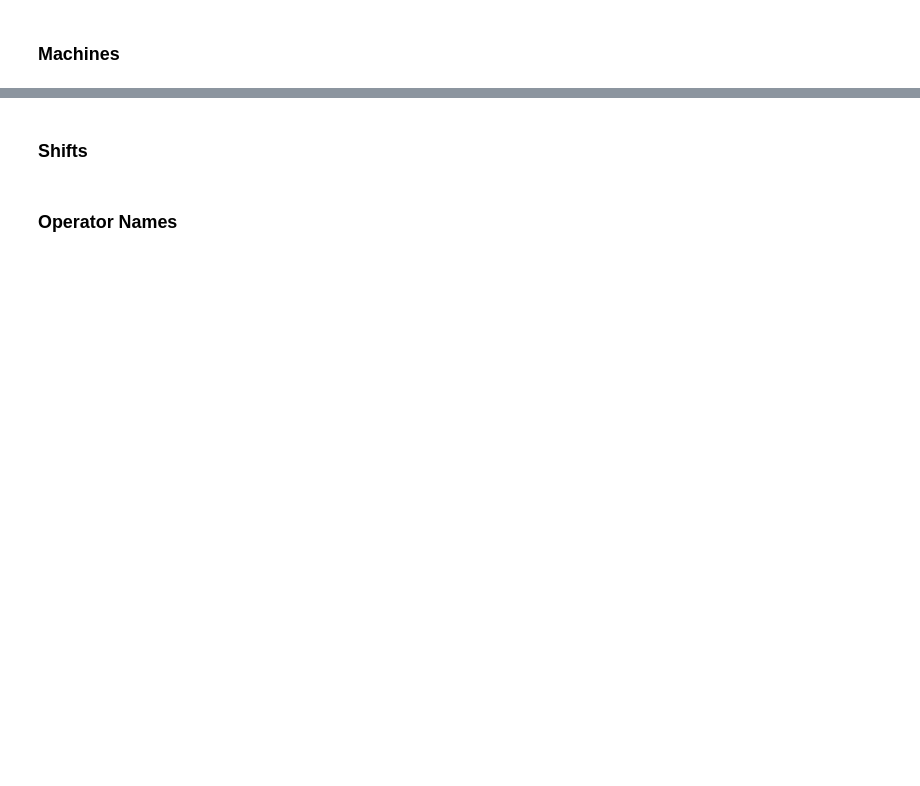
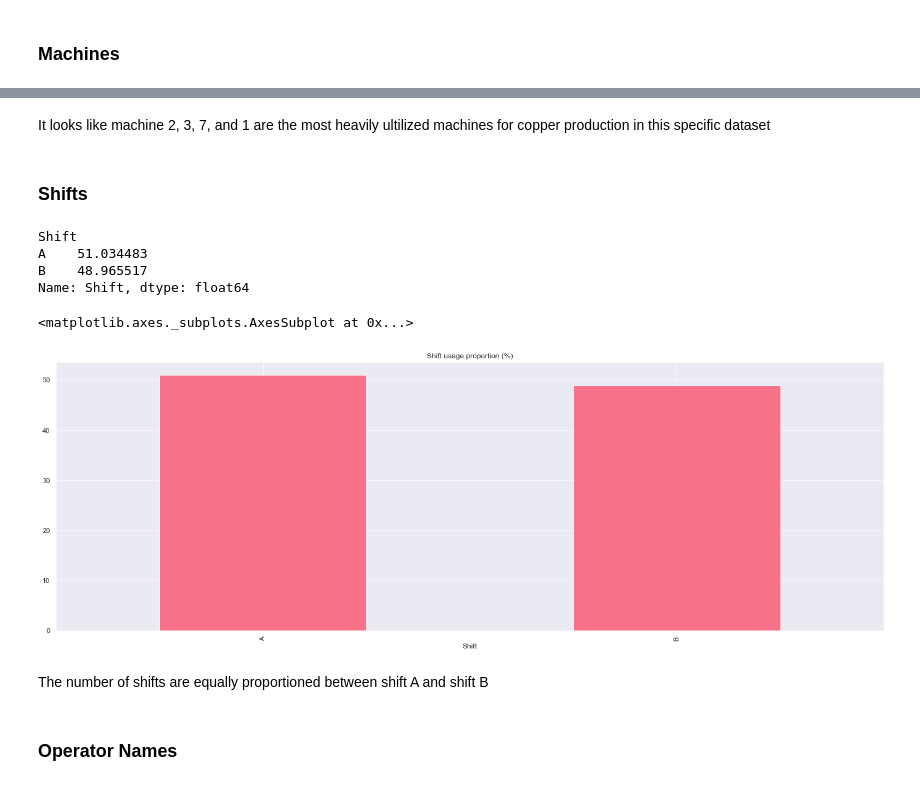
Before and after one commit to vilandao/analytics_onboarding, a Jupyter notebook: EDA.ipynb, the cells around one changed output, grey strips where cells are left out. Drawn from its saved outputs; the diff is of its cells as text; code cells hidden in the pictures; blank space fills up the shorter version.

```diff
--- a/EDA.ipynb
+++ b/EDA.ipynb
@@ -99,9 +282,26 @@ sns.set_theme(
+# %% [markdown]
+It looks like machine 2, 3, 7, and 1 are the most heavily ultilized machines for copper production in this specific dataset
 # %% [markdown]
 ### Shifts
 # %%
 # get the total number of unique Shifts in the data as well as the proportion of the total (i.e. normalized count)
+shift_proportion= combined_df.groupby('Shift')['Shift'].count()/len(combined_df)*100
+
+shift_proportion
+# %% [output]
+Shift
+A    51.034483
+B    48.965517
+Name: Shift, dtype: float64
 # %%
 # plot each Shift's proportion of the total, same idea as above
+shift_proportion.sort_values(ascending=False).plot(kind='bar',
+                                                   title = 'Shift usage proportion (%)')
+# %% [output]
+<matplotlib.axes._subplots.AxesSubplot at 0x...>
+[figure, added]
+# %% [markdown]
+The number of shifts are equally proportioned between shift A and shift B
 # %% [markdown]
 ### Operator Names
 # %%
```
Also changed, not shown: parts of 38 cells of this notebook, 2 other files.
